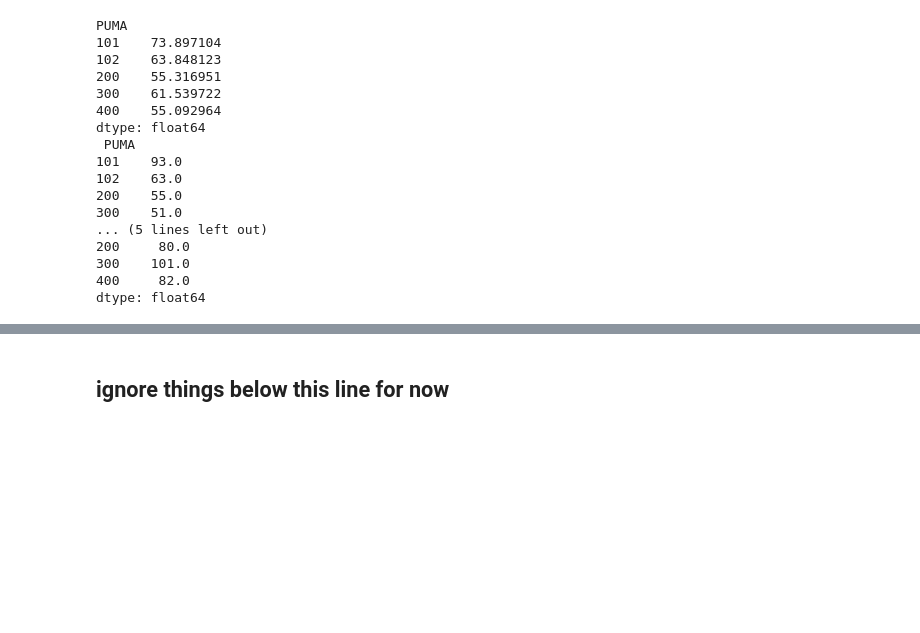
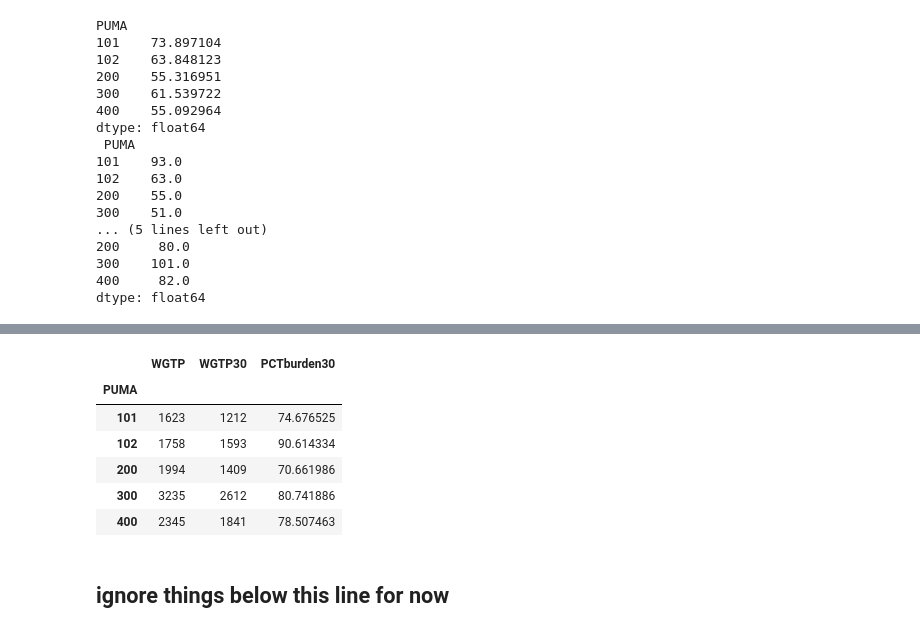
Before and after one commit to epkh/bigdataproject, a Jupyter notebook: acs15_1yr_poverty_income.ipynb, the cells around one changed output, grey strips where cells are left out. Saved outputs shown, nothing was run; the diff lists cells and outputs as text; code cells hidden in the pictures; blank space fills up the shorter version.

```diff
--- a/acs15_1yr_poverty_income.ipynb
+++ b/acs15_1yr_poverty_income.ipynb
@@ -244,0 +333,9 @@ df15h_need_med.to_csv('15h_need_med.csv')
+# %%
+# group by PUMA and sum the total hhds (WGTP) and the hhds with burden over 30 (WGTP30)
+
+#group by PUMA
+grp = df15h_need.groupby(["PUMA"])
+
+#calculate totals by PUMA of hhds and hhds with burden over 30%
+df15h_totals = grp[['WGTP','WGTP30']].sum()
+df15h_totals.head()
@@ -244,0 +350,12 @@ df15h_need_med.to_csv('15h_need_med.csv')
+# %%
+# create new column with WGTP30/WGTP to get % hhds with burden over 30
+df15h_totals['PCTburden30'] = (df15h_totals['WGTP30'] / df15h_totals['WGTP'])*100
+df15h_totals.head()
+# %% [output]
+|  | WGTP | WGTP30 | PCTburden30 |
+| PUMA |  |  |  |
+| 101 | 1623 | 1212 | 74.676525 |
+| 102 | 1758 | 1593 | 90.614334 |
+| 200 | 1994 | 1409 | 70.661986 |
+| 300 | 3235 | 2612 | 80.741886 |
+| 400 | 2345 | 1841 | 78.507463 |
```
Also changed, not shown: parts of 13 cells of this notebook, 2 other files.
